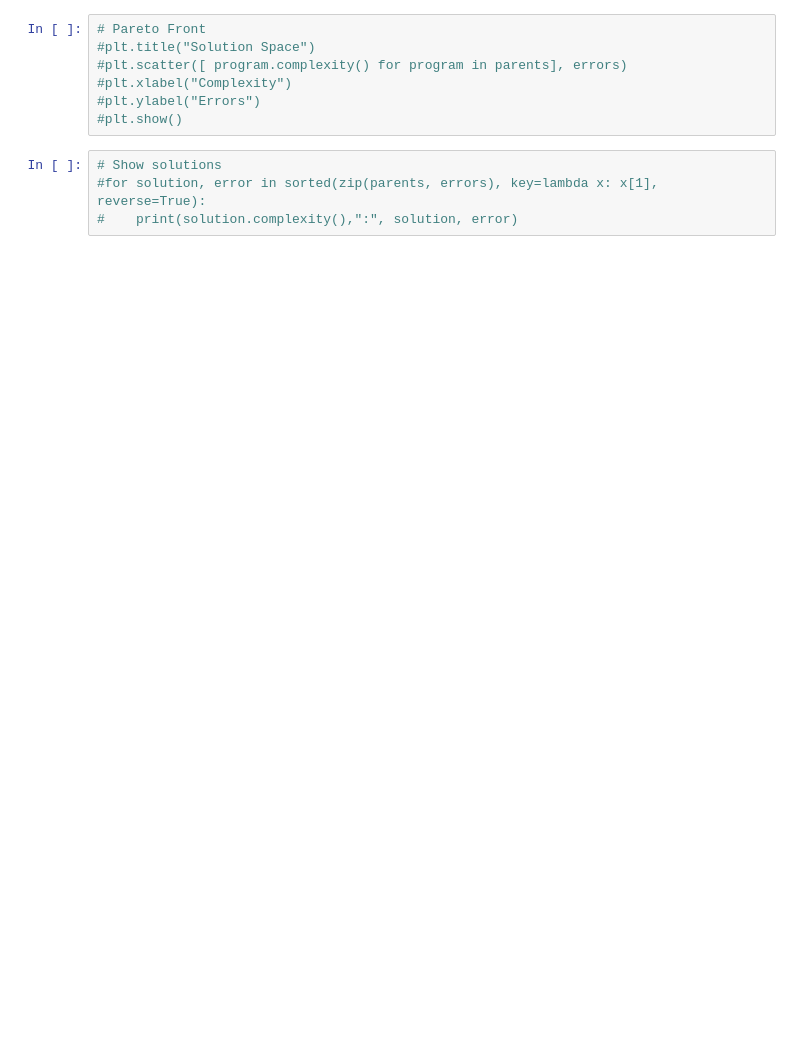
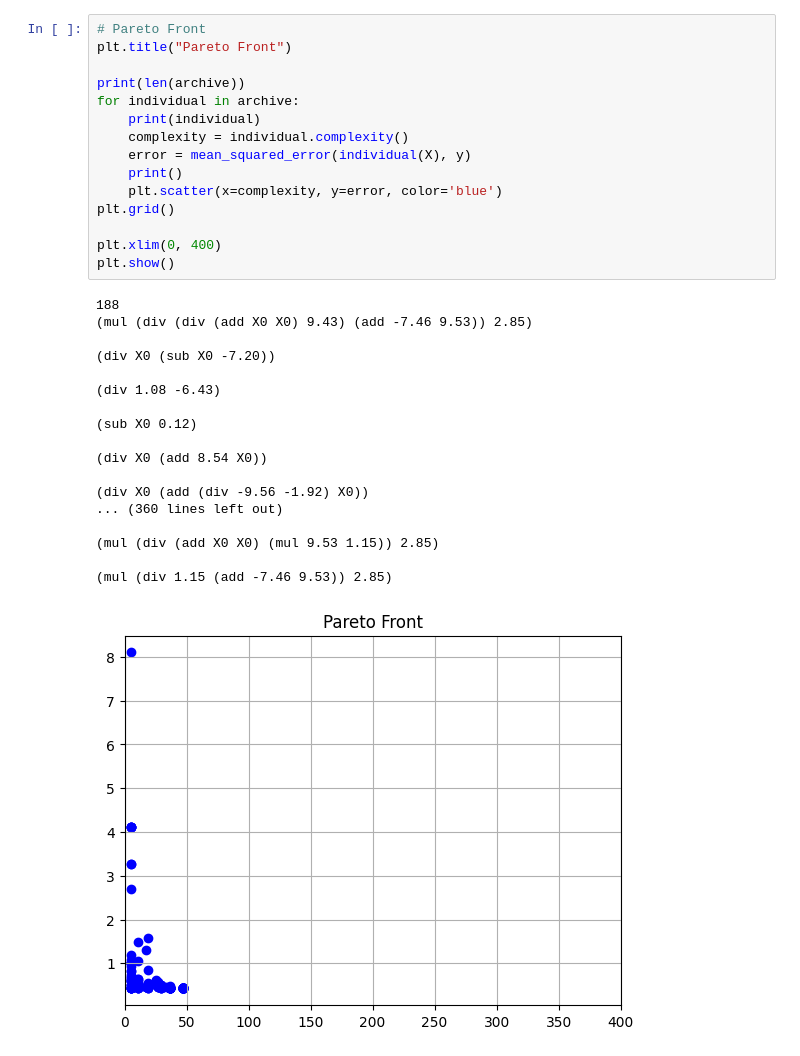
Before and after one commit to bmcnns/bryce-gp, a Jupyter notebook: example.ipynb, the cells around one changed output. Cells and saved outputs as stored; diff of their text form; blank space fills up the shorter version.

```diff
--- a/example.ipynb
+++ b/example.ipynb
@@ -50,14 +72,37 @@ for epoch in tqdm.trange(num_epochs):
 # %%
 # Pareto Front
-#plt.title("Solution Space")
-#plt.scatter([ program.complexity() for program in parents], errors)
-#plt.xlabel("Complexity")
-#plt.ylabel("Errors")
-#plt.show()
+plt.title("Pareto Front")
+
+print(len(archive))
+for individual in archive:
+    print(individual)
+    complexity = individual.complexity()
+    error = mean_squared_error(individual(X), y)
+    print()
+    plt.scatter(x=complexity, y=error, color='blue')
+plt.grid()
+
+plt.xlim(0, 400)
+plt.show()
+# %% [output]
+188
+(mul (div (div (add X0 X0) 9.43) (add -7.46 9.53)) 2.85)
+
+(div X0 (sub X0 -7.20))
+
+(div 1.08 -6.43)
+
+(sub X0 0.12)
+
+(div X0 (add 8.54 X0))
+
+(div X0 (add (div -9.56 -1.92) X0))
+... (360 lines left out)
+
+(mul (div (add X0 X0) (mul 9.53 1.15)) 2.85)
+
+(mul (div 1.15 (add -7.46 9.53)) 2.85)
+[figure, added]
-# %%
-# Show solutions
-#for solution, error in sorted(zip(parents, errors), key=lambda x: x[1], reverse=True):
-#    print(solution.complexity(),":", solution, error)
 # %%
 # Ground-truth function
 plt.scatter(X, y, color='red', label='Ground truth')
```
Also changed, not shown: parts of 6 cells of this notebook, 2 other files.
